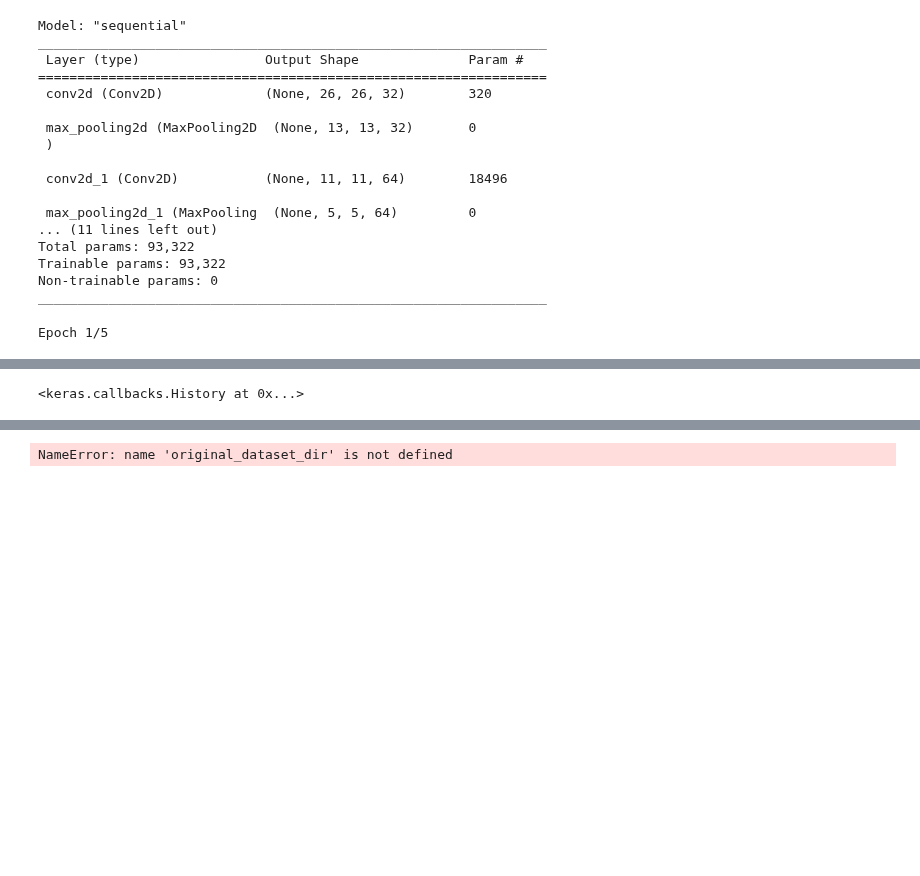
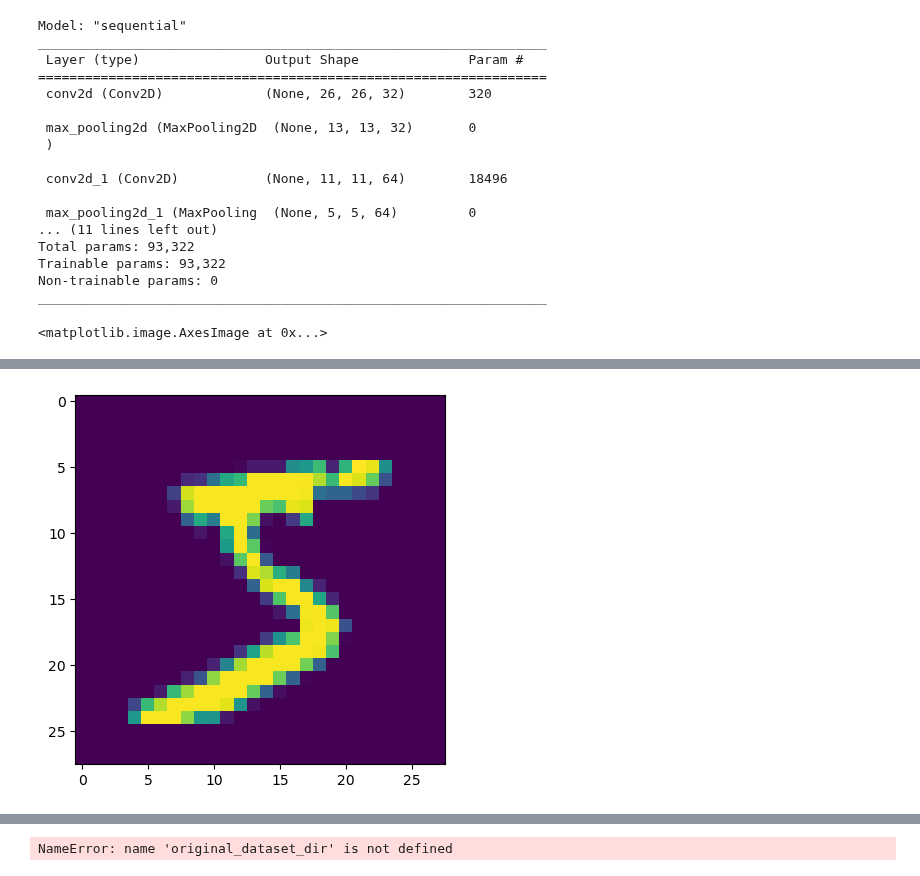
Before and after one commit to earvinlin/tensorflow, a Jupyter notebook: scripts/BOOK_DLWP2018/dlwp_ch05_ubuntupc.ipynb, the cells around one changed output, grey strips where cells are left out. Saved outputs shown, nothing was run; the diff lists cells and outputs as text; code cells hidden in the pictures; blank space fills up the shorter version.

```diff
--- a/scripts/BOOK_DLWP2018/dlwp_ch05_ubuntupc.ipynb
+++ b/scripts/BOOK_DLWP2018/dlwp_ch05_ubuntupc.ipynb
@@ -116,6 +116,8 @@ from keras.datasets import mnist
 from keras.utils import to_categorical
 
 (train_images, train_labels), (test_images, test_labels) = mnist.load_data()
+
+"""
 
 train_images = train_images.reshape((60000, 28, 28, 1))
 train_images = train_images.astype('float32') / 255
@@ -130,5 +132,7 @@ model.compile(optimizer='rmsprop',
              loss='categorical_crossentropy',
              metrics=['accuracy'])
 model.fit(train_images, train_labels, epochs=5, batch_size=64)
+
+"""
 # %% [output]
-Epoch 1/5
+<matplotlib.image.AxesImage at 0x...>
@@ -146 +139 @@ Epoch 5/5
-<keras.callbacks.History at 0x...>
+[figure, added]
```
Also changed, not shown: parts of 11 cells of this notebook, 1 other file.
